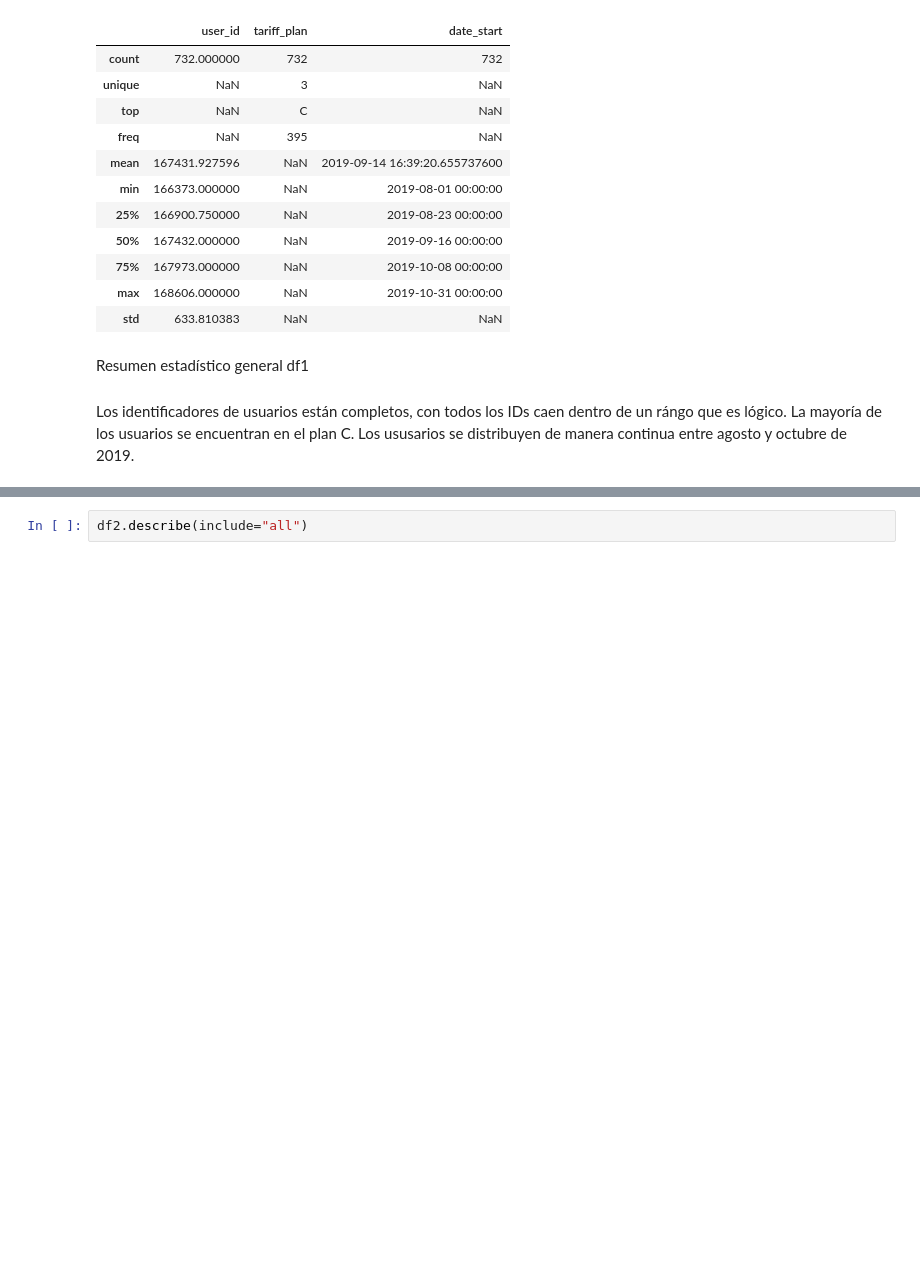
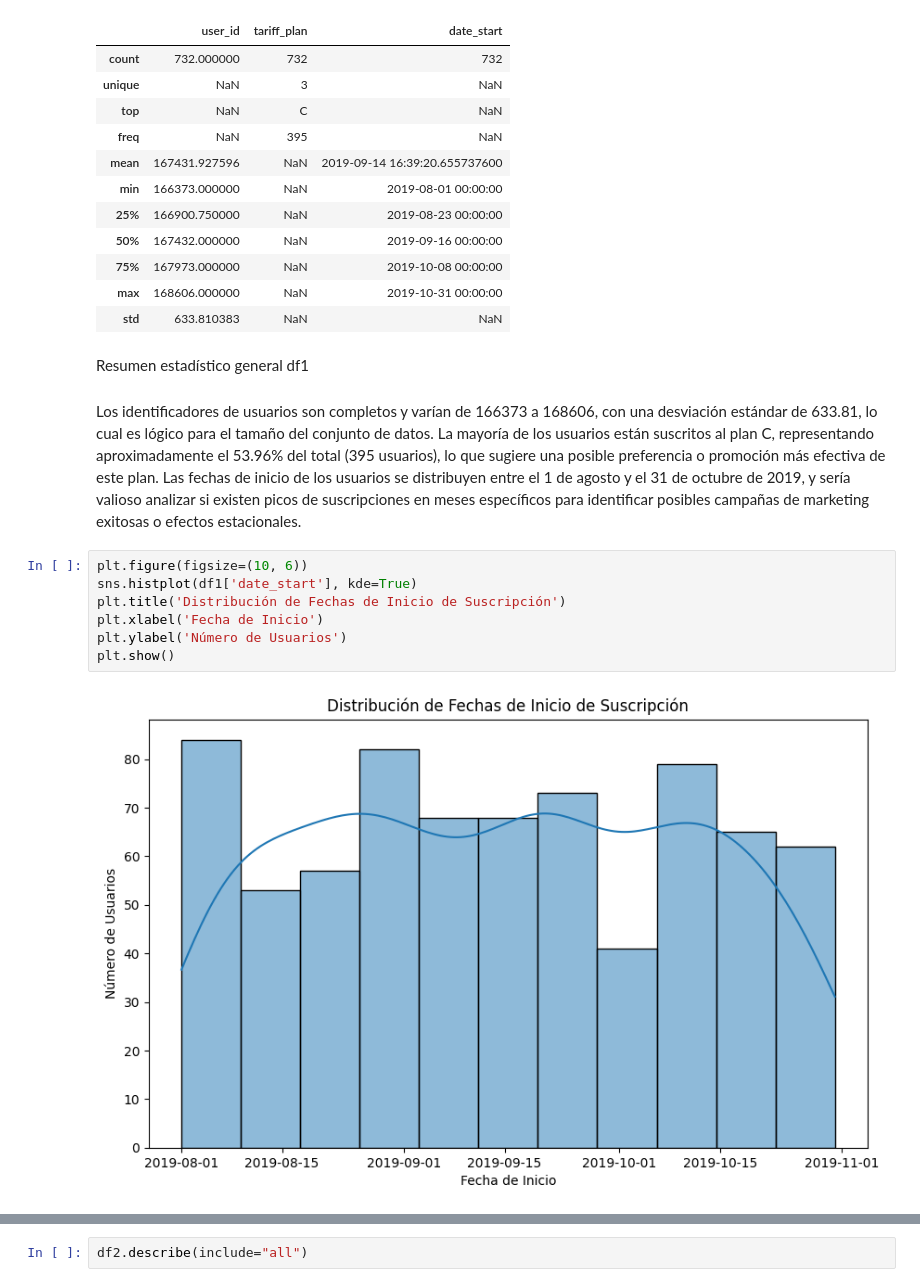
Before and after one commit to fttm-mdz/proyecto_final, a Jupyter notebook: notebooks/EDA_inicial.ipynb, the cells around one changed output, grey strips where cells are left out. Cells and saved outputs as stored; diff of their text form; blank space fills up the shorter version.

```diff
--- a/notebooks/EDA_inicial.ipynb
+++ b/notebooks/EDA_inicial.ipynb
@@ -265,4 +265,13 @@ df1.describe(include="all")
 # %% [markdown]
 Resumen estadístico general df1
 #
-Los identificadores de usuarios están completos, con todos los IDs caen dentro de un rángo que es lógico. La mayoría de los usuarios se encuentran en el plan C. Los ususarios se distribuyen de manera continua entre agosto y octubre de 2019.
+Los identificadores de usuarios son completos y varían de 166373 a 168606, con una desviación estándar de 633.81, lo cual es lógico para el tamaño del conjunto de datos. La mayoría de los usuarios están suscritos al plan C, representando aproximadamente el 53.96% del total (395 usuarios), lo que sugiere una posible preferencia o promoción más efectiva de este plan. Las fechas de inicio de los usuarios se distribuyen entre el 1 de agosto y el 31 de octubre de 2019, y sería valioso analizar si existen picos de suscripciones en meses específicos para identificar posibles campañas de marketing exitosas o efectos estacionales.
+# %%
+plt.figure(figsize=(10, 6))
+sns.histplot(df1['date_start'], kde=True)
+plt.title('Distribución de Fechas de Inicio de Suscripción')
+plt.xlabel('Fecha de Inicio')
+plt.ylabel('Número de Usuarios')
+plt.show()
+# %% [output]
+[figure, added]
```
Also changed, not shown: parts of 4 cells of this notebook.
